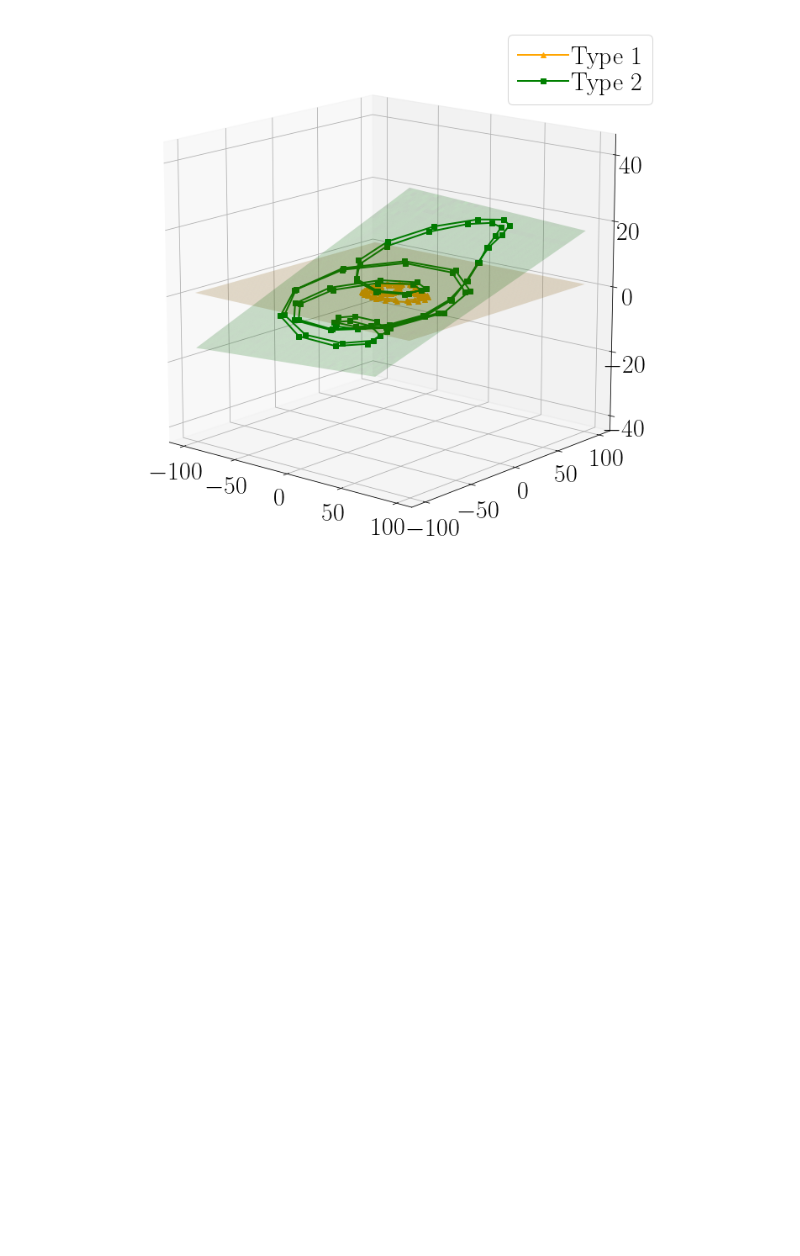
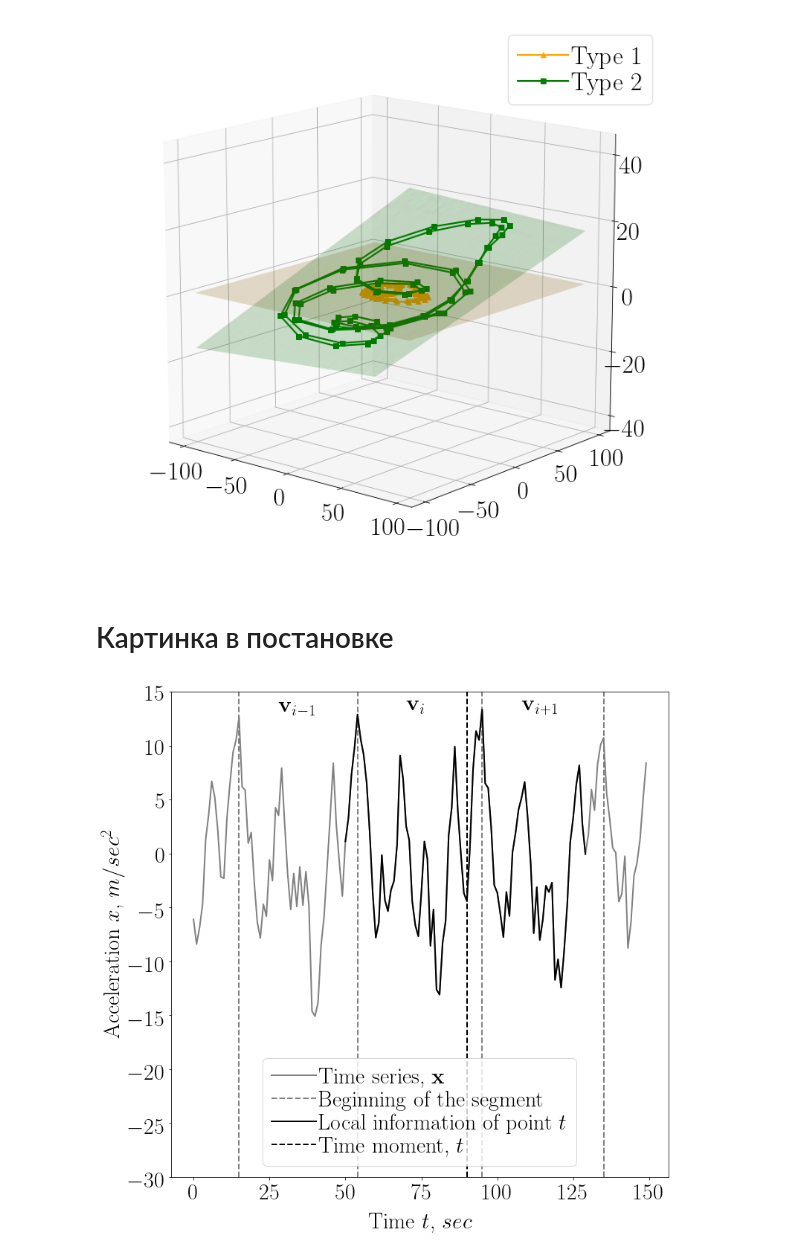
Before and after one commit to andriygav/TimeSeriesClustering, a Jupyter notebook: code/graph.ipynb, the cells around one changed output. Drawn from its saved outputs; the diff is of its cells as text; code cells hidden in the pictures; blank space fills up the shorter version.

Commit message:
fixed text and add analis of literature

```diff
--- a/code/graph.ipynb
+++ b/code/graph.ipynb
@@ -411,3 +411,69 @@ plt.savefig( './' + folder_result + '/example_phase.png', bbox_inches='tight')
 plt.show()
 # %% [output]
 [figure]
+# %% [markdown]
+# Картинка в постановке
+# %%
+data = pd.read_csv('./SyntheticData/2_patern/1.csv')
+
+# plt.plot(data.values)
+# plt.show()
+# %%
+X_intro = (data.values[1150:1300]).reshape([1,-1,1])
+
+# plt.plot(X_intro[0])
+# plt.show()
+# %%
+List_of_point = [np.array([15, 54, 95, 135])]
+# %%
+Text_size = 30
+
+plt.rcParams['lines.linewidth'] = 2
+plt.rcParams['lines.markersize'] = 16
+plt.rcParams['xtick.labelsize'] = Text_size
+plt.rcParams['ytick.labelsize'] = Text_size
+plt.rcParams['legend.fontsize'] = Text_size
+plt.rcParams['axes.titlesize']=Text_size
+plt.rcParams['axes.labelsize']=Text_size
+plt.rcParams['figure.figsize'] = (12.0, 12.0)
+plt.rcParams['font.size'] = Text_size
+plt.rcParams["legend.labelspacing"] = 0.1
+plt.rcParams["legend.handletextpad"] = 0.1
+#################################################
+
+_ = plt.plot(X_intro[0], '-', color = 'gray', label = 'Time series, $\mathbf{x}$')
+
+# list_ = [-40, -40]
+# _ = plt.plot([0, 150], list_, linewidth = 4, color = color[0], label = "Beginning of the segment")
+# _ = plt.plot([450, 650], list_, linewidth = 4, color = color[0])
+
+for t in [0]:
+    for x in List_of_point[t]:
+        _ = plt.axvline(x = x, linewidth = 2, linestyle = '--', color = 'gray')
+
+_ = plt.axvline(x = x, linewidth = 2, linestyle = '--', color = 'gray', label = "Beginning of the segment")
+
+t = 90
+
+xxx = np.arange(t - 40, t + 40, 1)
+
+plt.plot(xxx, X_intro[0][xxx], '-', color = 'black', label = 'Local information of point $t$')
+
+_ = plt.axvline(x = t, linewidth = 2, linestyle = '--', color = 'black', label = "Time moment, $t$")
+
+plt.ylim((-30,15))
+
+plt.text (108, 13, "$\mathbf{v}_{i+1}$")
+plt.text (70, 13, "$\mathbf{v}_{i}$")
+plt.text (28, 13, "$\mathbf{v}_{i-1}$")
+
+plt.xlabel('time', labelpad=12)
+# plt.grid()
+plt.legend(loc = 'best')
+plt.xlabel('Time $t$, $sec$')
+plt.ylabel('Acceleration $x$, $m/sec^2$')
+plt.savefig('./' + folder_result + '/example_stat.png', bbox_inches='tight')
+
+plt.show()
+# %% [output]
+[figure, added]
```
Also changed, not shown: parts of 3 cells of this notebook, 23 other files.
